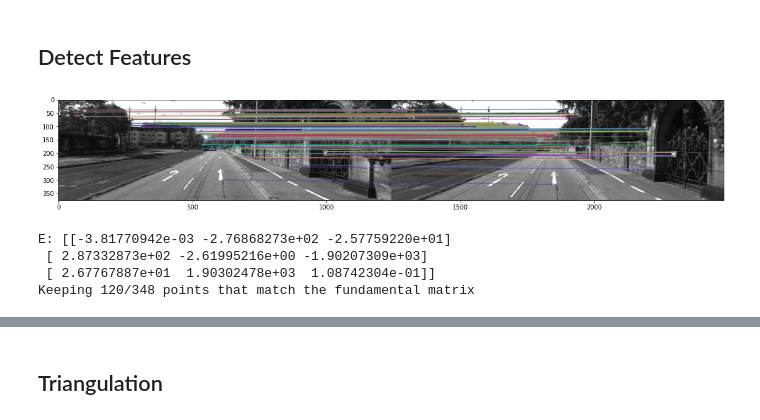
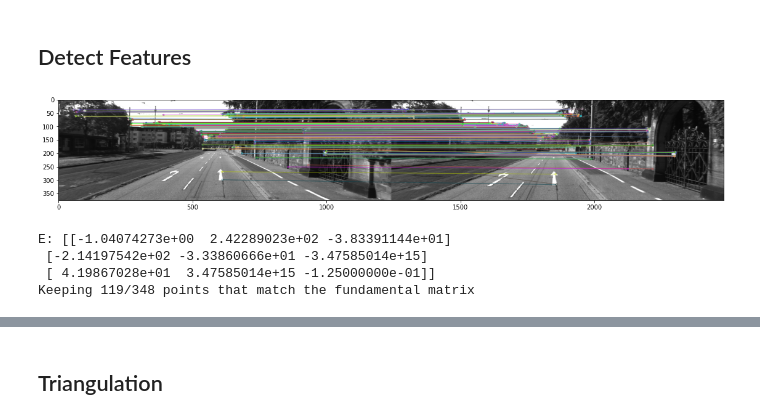
Before and after one commit to ariporad/comprobo-vision-project, a Jupyter notebook: main.ipynb, the cells around one changed output, grey strips where cells are left out. Cells and saved outputs as stored; diff of their text form; code cells hidden in the pictures.

```diff
--- a/main.ipynb
+++ b/main.ipynb
@@ -30,17 +31,17 @@ plt.show()
 # %%
 # From: https://stackoverflow.com/a/33670318
 orb = cv2.ORB_create()
 kp1, des1 = orb.detectAndCompute(img1, None)
 kp2, des2 = orb.detectAndCompute(img2, None)
 bf = cv2.BFMatcher(cv2.NORM_HAMMING, crossCheck=True)
 matches = bf.match(des1, des2)
 matches = sorted(matches, key=lambda x: x.distance)
-img3 = cv2.drawMatches(img1, kp1, img2, kp2, matches, None, flags=2)
+match_img = cv2.drawMatches(img1, kp1, img2, kp2, matches, None, flags=2)
 plt.figure(figsize=(30, 3))
-plt.imshow(img3)
+plt.imshow(match_img)
 plt.show()
 # %% [output]
-[figure, old version]
+[figure, new version]
 # %%
 # From book
 imgpts1 = []
@@ -52,18 +53,19 @@ for match in matches:
 points1 = np.array(imgpts1)
 points2 = np.array(imgpts2)
 
-F, status_mask = cv2.findFundamentalMat(points1, points2, cv2.FM_RANSAC, 0.1, 0.99, 10000000)
+F, status_mask = cv2.findFundamentalMat(points1, points2, cv2.FM_RANSAC, 0.1, 0.99, 1000)
 E = K.T @ F @ K
 print("E:", E)
 
 print(f"Keeping {np.sum(status_mask)}/{status_mask.size} points that match the fundamental matrix")
-points1 = points1[status_mask[:, 0]]
-points2 = points2[status_mask[:, 0]]
+status_mask = status_mask[:, 0] == 1
+points1 = points1[status_mask]
+points2 = points2[status_mask]
 # %% [output]
-E: [[-3.81770942e-03 -2.76868273e+02 -2.57759220e+01]
- [ 2.87332873e+02 -2.61995216e+00 -1.90207309e+03]
- [ 2.67767887e+01  1.90302478e+03  1.08742304e-01]]
-Keeping 120/348 points that match the fundamental matrix
+E: [[-1.04074273e+00  2.42289023e+02 -3.83391144e+01]
+ [-2.14197542e+02 -3.33860666e+01 -3.47585014e+15]
+ [ 4.19867028e+01  3.47585014e+15 -1.25000000e-01]]
+Keeping 119/348 points that match the fundamental matrix
 # %%
 # From book
 def P_from_E(E):
```
Also changed, not shown: parts of 9 cells of this notebook.
